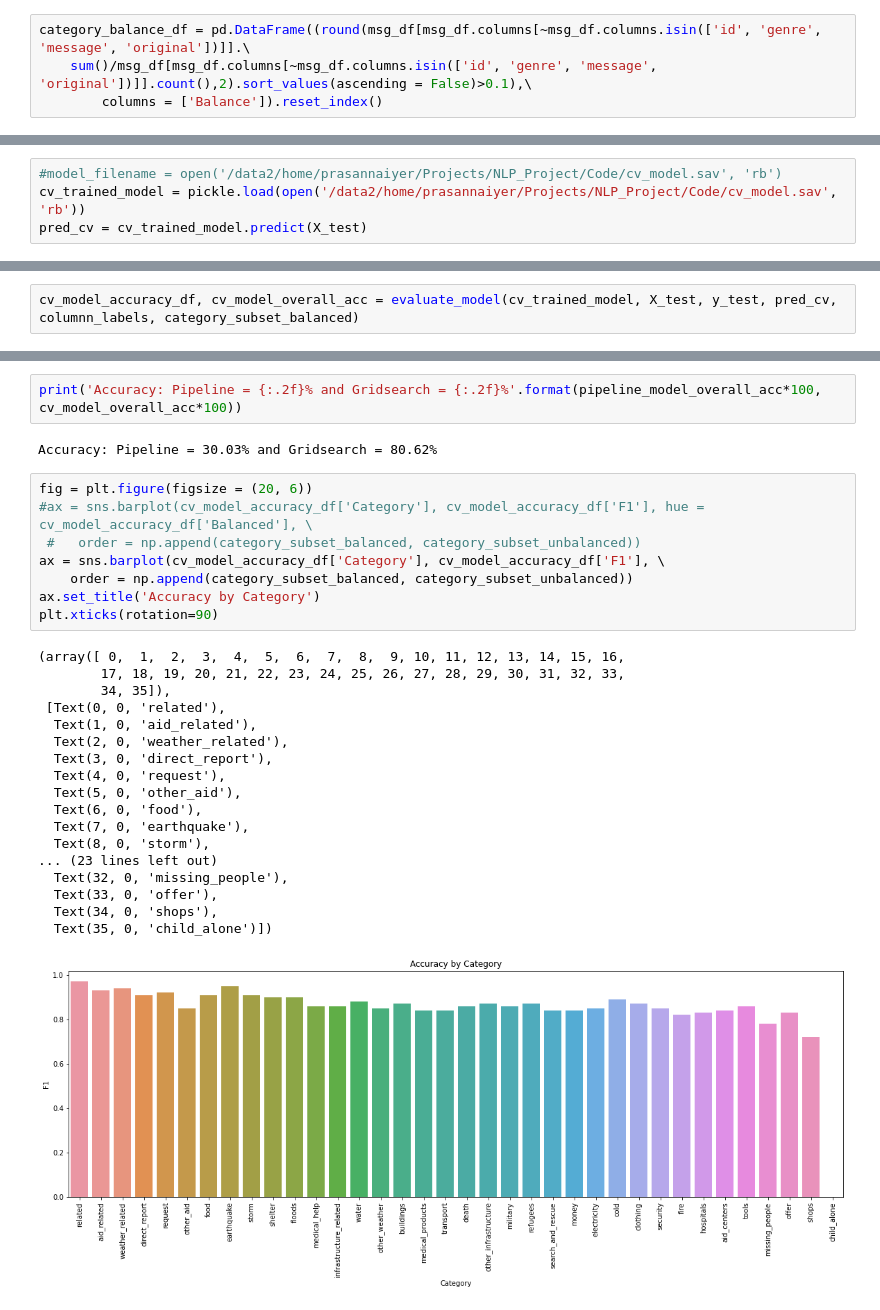
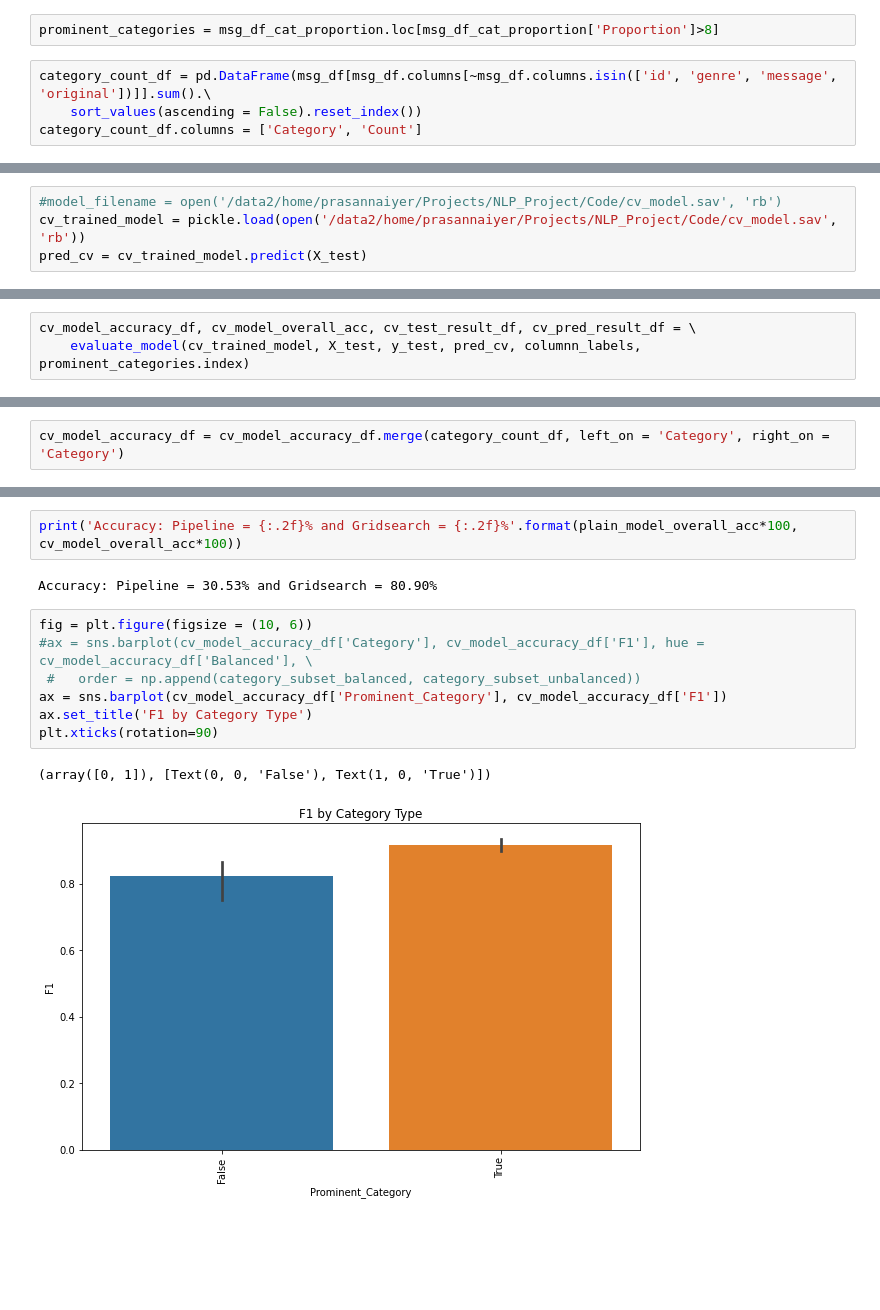
Before and after one commit to prasiyer/NLP_Project, a Jupyter notebook: Code/Model_Evaluation.ipynb, the cells around one changed output, grey strips where cells are left out. Cells and saved outputs as stored; diff of their text form; blank space fills up the shorter version.

```diff
--- a/Code/Model_Evaluation.ipynb
+++ b/Code/Model_Evaluation.ipynb
@@ -99,4 +89,6 @@ dtype: float64
+# %%
+prominent_categories = msg_df_cat_proportion.loc[msg_df_cat_proportion['Proportion']>8]
 # %%
-category_balance_df = pd.DataFrame((round(msg_df[msg_df.columns[~msg_df.columns.isin(['id', 'genre', 'message', 'original'])]].\
-    sum()/msg_df[msg_df.columns[~msg_df.columns.isin(['id', 'genre', 'message', 'original'])]].count(),2).sort_values(ascending = False)>0.1),\
-        columns = ['Balance']).reset_index()
+category_count_df = pd.DataFrame(msg_df[msg_df.columns[~msg_df.columns.isin(['id', 'genre', 'message', 'original'])]].sum().\
+    sort_values(ascending = False).reset_index())
+category_count_df.columns = ['Category', 'Count']
@@ -137,2 +120,3 @@ pred_cv = cv_trained_model.predict(X_test)
 # %%
-cv_model_accuracy_df, cv_model_overall_acc = evaluate_model(cv_trained_model, X_test, y_test, pred_cv, columnn_labels, category_subset_balanced)
+cv_model_accuracy_df, cv_model_overall_acc, cv_test_result_df, cv_pred_result_df = \
+    evaluate_model(cv_trained_model, X_test, y_test, pred_cv, columnn_labels, prominent_categories.index)
@@ -138,0 +128,2 @@ cv_model_accuracy_df, cv_model_overall_acc = evaluate_model(cv_trained_model, X_
+# %%
+cv_model_accuracy_df = cv_model_accuracy_df.merge(category_count_df, left_on = 'Category', right_on = 'Category')
@@ -163,31 +182,14 @@ cv_model_accuracy_df[cv_model_accuracy_df['Balanced']==True]['Accuracy'].mean(),
 # %%
-print('Accuracy: Pipeline = {:.2f}% and Gridsearch = {:.2f}%'.format(pipeline_model_overall_acc*100, cv_model_overall_acc*100))
+print('Accuracy: Pipeline = {:.2f}% and Gridsearch = {:.2f}%'.format(plain_model_overall_acc*100, cv_model_overall_acc*100))
 # %% [output]
-Accuracy: Pipeline = 30.03% and Gridsearch = 80.62%
+Accuracy: Pipeline = 30.53% and Gridsearch = 80.90%
 # %%
-fig = plt.figure(figsize = (20, 6))
+fig = plt.figure(figsize = (10, 6))
 #ax = sns.barplot(cv_model_accuracy_df['Category'], cv_model_accuracy_df['F1'], hue = cv_model_accuracy_df['Balanced'], \
  #   order = np.append(category_subset_balanced, category_subset_unbalanced))
-ax = sns.barplot(cv_model_accuracy_df['Category'], cv_model_accuracy_df['F1'], \
-    order = np.append(category_subset_balanced, category_subset_unbalanced))
-ax.set_title('Accuracy by Category')
+ax = sns.barplot(cv_model_accuracy_df['Prominent_Category'], cv_model_accuracy_df['F1'])
+ax.set_title('F1 by Category Type')
 plt.xticks(rotation=90)
 # %% [output]
-(array([ 0,  1,  2,  3,  4,  5,  6,  7,  8,  9, 10, 11, 12, 13, 14, 15, 16,
-        17, 18, 19, 20, 21, 22, 23, 24, 25, 26, 27, 28, 29, 30, 31, 32, 33,
-        34, 35]),
- [Text(0, 0, 'related'),
-  Text(1, 0, 'aid_related'),
-  Text(2, 0, 'weather_related'),
-  Text(3, 0, 'direct_report'),
-  Text(4, 0, 'request'),
-  Text(5, 0, 'other_aid'),
-  Text(6, 0, 'food'),
-  Text(7, 0, 'earthquake'),
-  Text(8, 0, 'storm'),
-... (23 lines left out)
-  Text(32, 0, 'missing_people'),
-  Text(33, 0, 'offer'),
-  Text(34, 0, 'shops'),
-  Text(35, 0, 'child_alone')])
+(array([0, 1]), [Text(0, 0, 'False'), Text(1, 0, 'True')])
-[figure, old version]
+[figure, new version]
```
Also changed, not shown: parts of 24 cells of this notebook.
